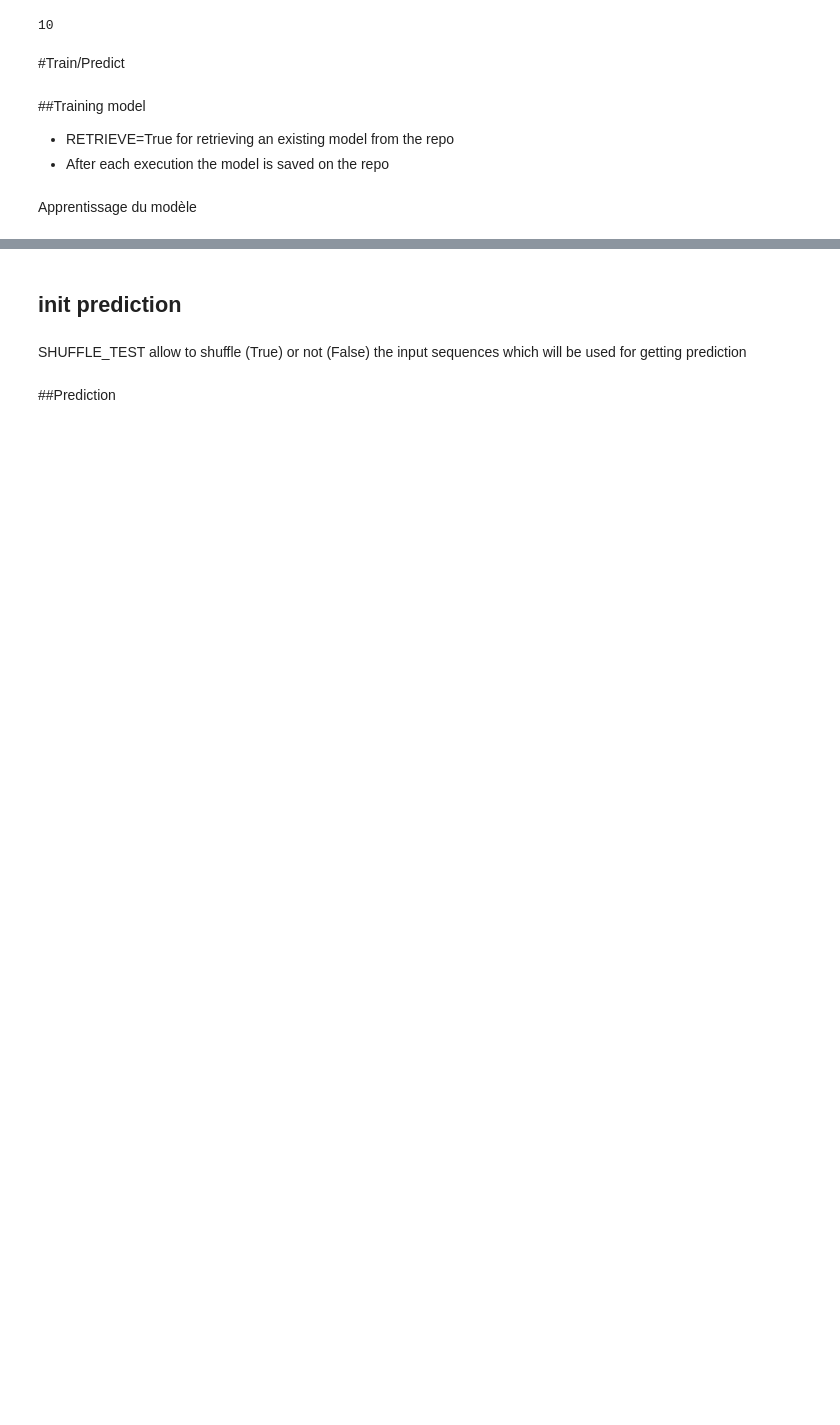
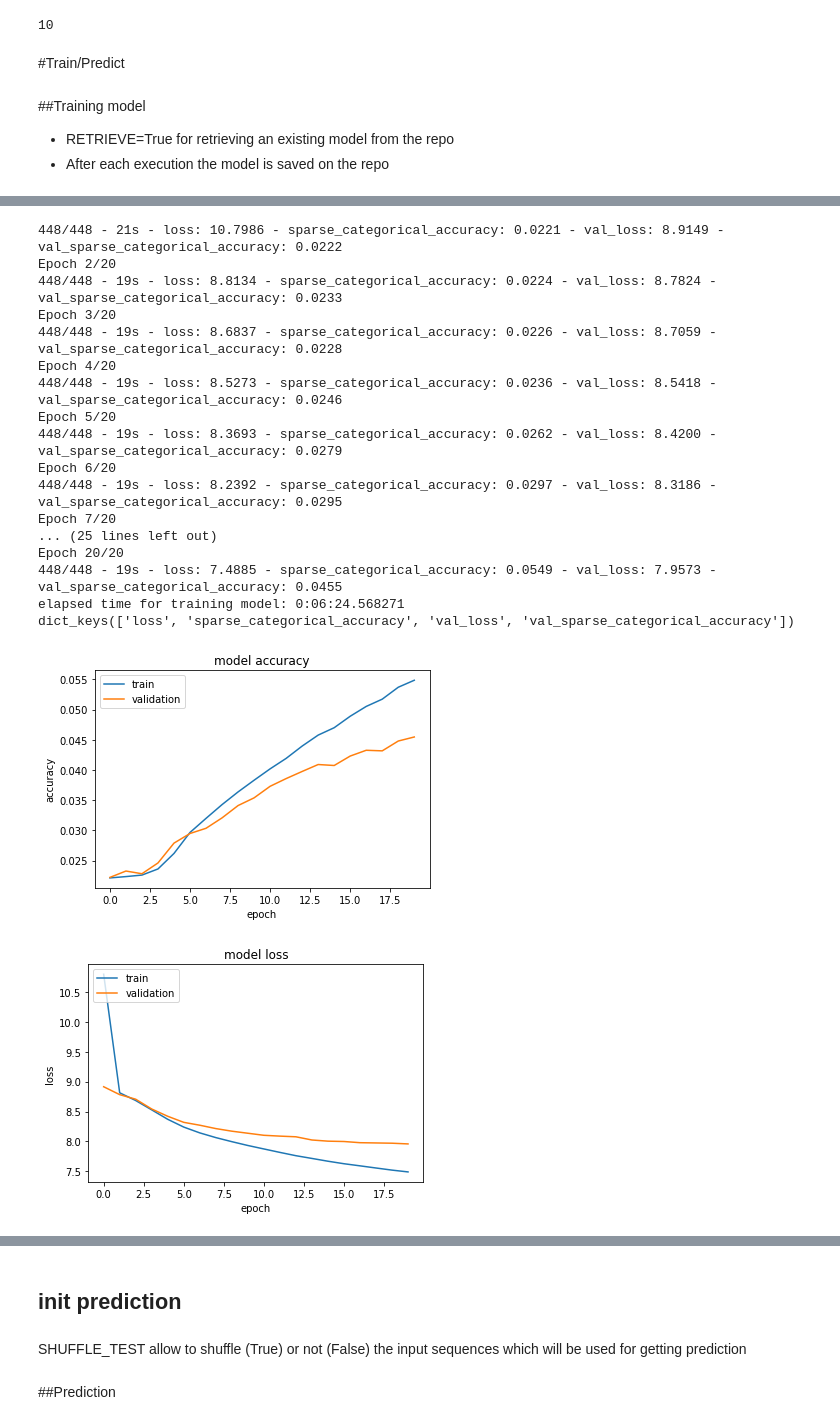
Before and after one commit to phsimon/LSTM_Last.fm, a Jupyter notebook: LSTM/target_ten_lastFM_1k_LSTM_Embeddings_multilabel_session_dataset_filtered_item.ipynb, the cells around one changed output, grey strips where cells are left out. Saved outputs shown, nothing was run; the diff lists cells and outputs as text; code cells hidden in the pictures; blank space fills up the shorter version.

```diff
--- a/LSTM/target_ten_lastFM_1k_LSTM_Embeddings_multilabel_session_dataset_filtered_item.ipynb
+++ b/LSTM/target_ten_lastFM_1k_LSTM_Embeddings_multilabel_session_dataset_filtered_item.ipynb
@@ -749,13 +818,11 @@ embedding_size=100
 dropout_lstm_value=0.2
 dropout_layer_value=0.0
 reg=L1L2(0.01,0.01)
-# %% [markdown]
-Apprentissage du modèle
 # %%
 import matplotlib.pyplot as plt
 from keras.models import load_model
 
-RETRIEVE=True
+RETRIEVE=False
 
 # construction du modèle RNN
 
@@ -797,3 +864,4 @@ if not RETRIEVE:
 
 else:
   model=load_model(my_path+'model_LSTM_'+str(LSTM_size)+'_shift_'+str(Shift)+'_lastFM_history_user_'+str(max_sequence_train)+'_index_start_1.h5')
+# %% [output]
@@ -800,3 +888,22 @@ else:
+448/448 - 21s - loss: 10.7986 - sparse_categorical_accuracy: 0.0221 - val_loss: 8.9149 - val_sparse_categorical_accuracy: 0.0222
+Epoch 2/20
+448/448 - 19s - loss: 8.8134 - sparse_categorical_accuracy: 0.0224 - val_loss: 8.7824 - val_sparse_categorical_accuracy: 0.0233
+Epoch 3/20
+448/448 - 19s - loss: 8.6837 - sparse_categorical_accuracy: 0.0226 - val_loss: 8.7059 - val_sparse_categorical_accuracy: 0.0228
+Epoch 4/20
+448/448 - 19s - loss: 8.5273 - sparse_categorical_accuracy: 0.0236 - val_loss: 8.5418 - val_sparse_categorical_accuracy: 0.0246
+Epoch 5/20
+448/448 - 19s - loss: 8.3693 - sparse_categorical_accuracy: 0.0262 - val_loss: 8.4200 - val_sparse_categorical_accuracy: 0.0279
+Epoch 6/20
+448/448 - 19s - loss: 8.2392 - sparse_categorical_accuracy: 0.0297 - val_loss: 8.3186 - val_sparse_categorical_accuracy: 0.0295
+Epoch 7/20
+... (25 lines left out)
+Epoch 20/20
+448/448 - 19s - loss: 7.4885 - sparse_categorical_accuracy: 0.0549 - val_loss: 7.9573 - val_sparse_categorical_accuracy: 0.0455
+elapsed time for training model: 0:06:24.568271
+dict_keys(['loss', 'sparse_categorical_accuracy', 'val_loss', 'val_sparse_categorical_accuracy'])
+[figure, added]
+[figure, added]
 # %%
 # affichage model
 dot_img_file = my_path+'model_LSTM_targetten'+str(LSTM_size)+'_shift_'+str(Shift)+'_lastFM_history_user_'+str(max_sequence_train)+'.png'
```
Also changed, not shown: parts of 25 cells of this notebook.
